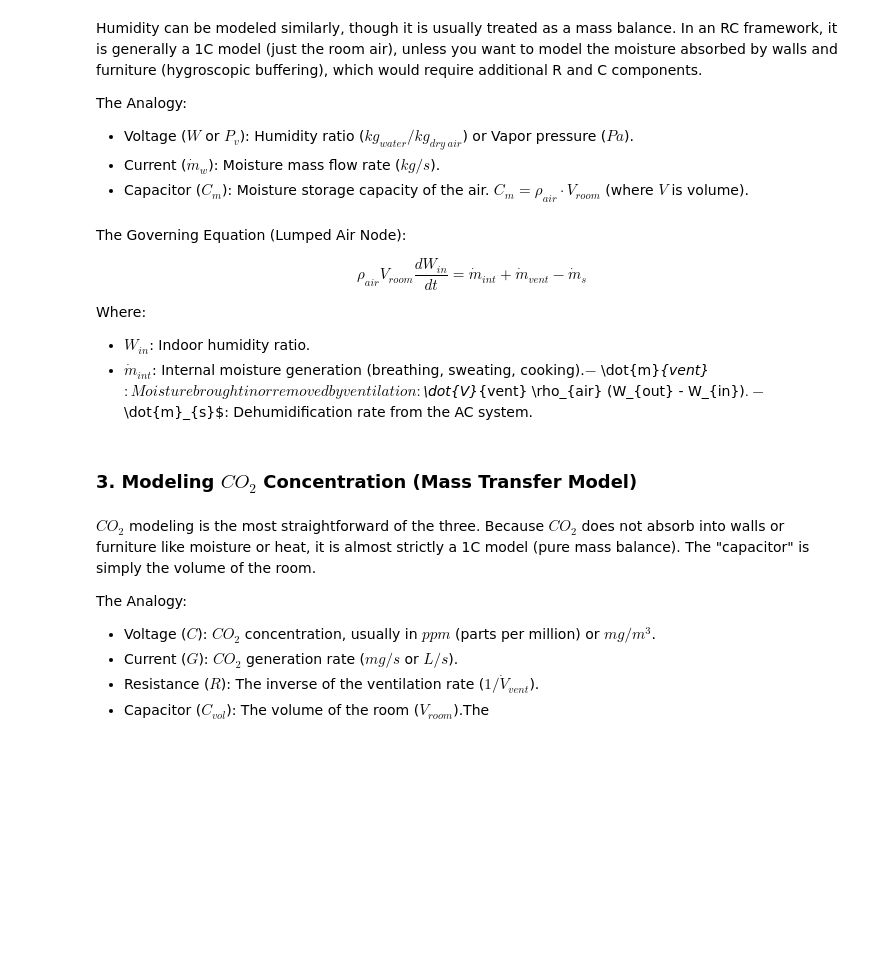
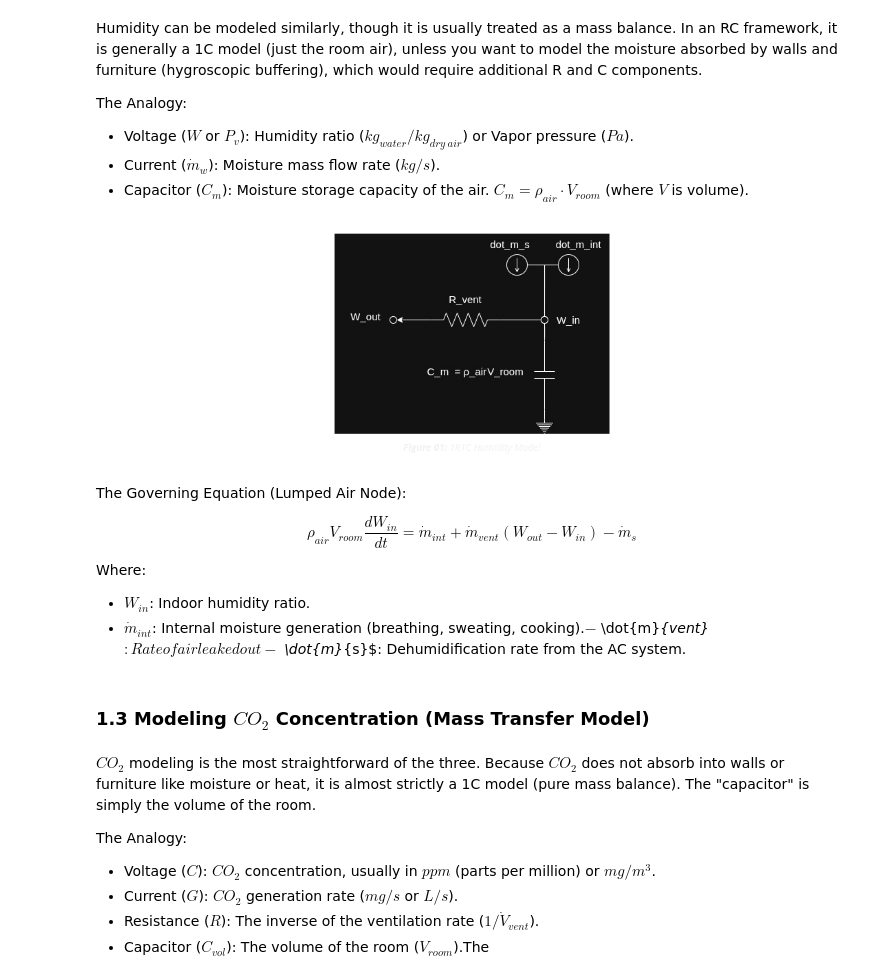
Before and after one commit to janithcyapa/DHCA-Framework, a Jupyter notebook: __marimo__/Thermal_Zone_Modeling.ipynb, the cells around one changed output. Drawn from its saved outputs; the diff is of its cells as text; code cells hidden in the pictures; blank space fills up the shorter version.

```diff
--- a/__marimo__/Thermal_Zone_Modeling.ipynb
+++ b/__marimo__/Thermal_Zone_Modeling.ipynb
@@ -137,18 +137,31 @@ The Analogy:
 - Voltage ($W$ or $P_v$): Humidity ratio ($kg_{water}/kg_{dry\ air}$) or Vapor pressure ($Pa$).
 - Current ($\dot{m}_w$): Moisture mass flow rate ($kg/s$).
 - Capacitor ($C_m$): Moisture storage capacity of the air. $C_m = \rho_{air} \cdot V_{room}$ (where $V$ is volume).
+# %%
+mo.vstack(
+    [
+        mo.image(
+            src="https://raw.githubusercontent.com/janithcyapa/DHCA-Framework/main/Images/Humidity_model.jpg",
+            alt="1R1C Humidity RC Network"
+        ),
+        mo.md("<div style='text-align: center; font-style: italic;'><b>Figure 01:</b> 1R1C Humidity Model</div>")
+    ],
+    align="center"
+)
+# %% [output]
+[figure, added]
 # %% [markdown]
 The Governing Equation (Lumped Air Node):
 
-$$\rho_{air} V_{room} \frac{dW_{in}}{dt} = \dot{m}_{int} + \dot{m}_{vent} - \dot{m}_{s}$$
+$$\rho_{air} V_{room} \frac{dW_{in}}{dt} = \dot{m}_{int} + \dot{m}_{vent}(W_{out} - W_{in}) - \dot{m}_{s}$$
 
 Where:
 - $W_{in}$: Indoor humidity ratio.
 - $\dot{m}_{int}$: Internal moisture generation (breathing, sweating, cooking).$
-- $\dot{m}_{vent}$: Moisture brought in or removed by ventilation: $\dot{V}_{vent} \rho_{air} (W_{out} - W_{in})$.
+- $\dot{m}_{vent}$: Rate of air leaked out
 - $\dot{m}_{s}$: Dehumidification rate from the AC system.
 # %% [markdown]
-### 3. Modeling $CO_2$ Concentration (Mass Transfer Model)
+### 1.3 Modeling $CO_2$ Concentration (Mass Transfer Model)
 # %% [markdown]
 $CO_2$ modeling is the most straightforward of the three. Because $CO_2$ does not absorb into walls or furniture like moisture or heat, it is almost strictly a 1C model (pure mass balance). The "capacitor" is simply the volume of the room.
 
```
Also changed, not shown: parts of 9 cells of this notebook, 3 other files.
